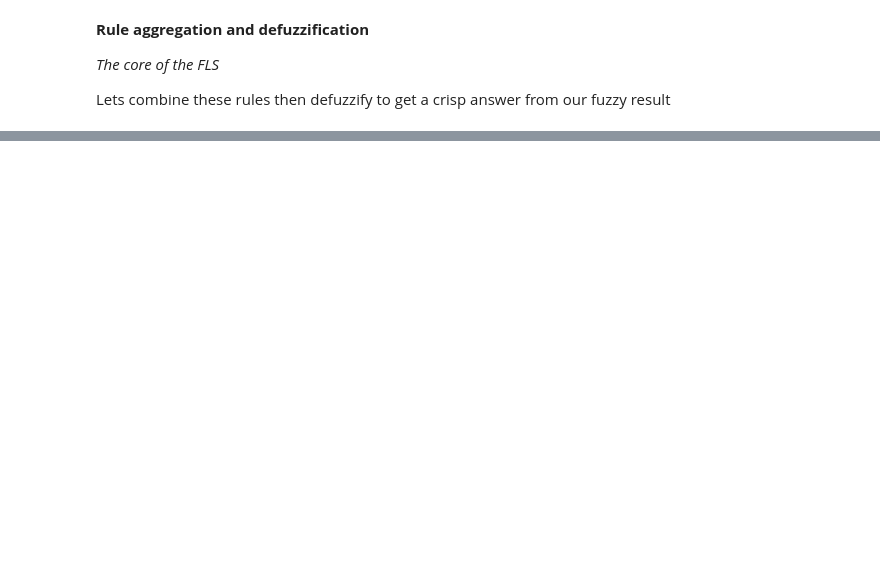
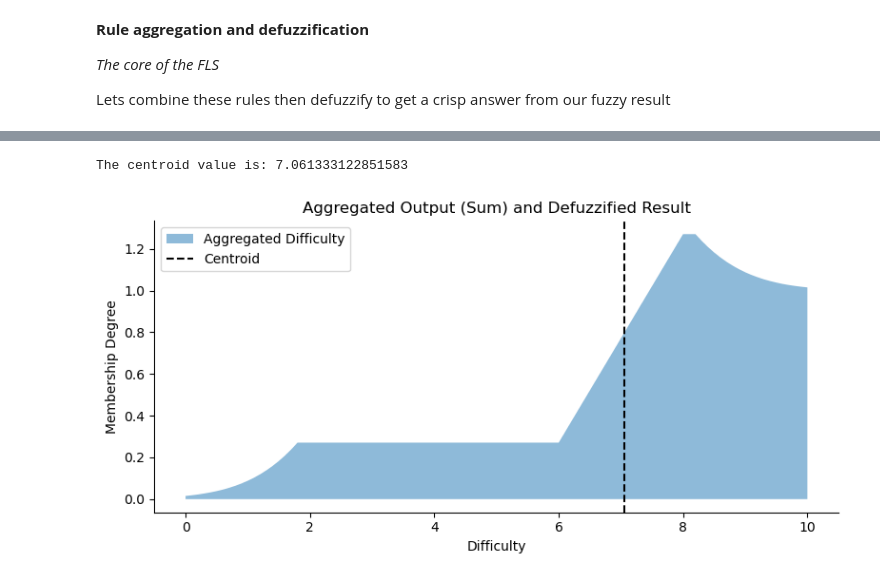
Before and after one commit to RyanWBiao/ComputationalIntelligence2025, a Jupyter notebook: FuzzySets/project2.ipynb, the cells around one changed output, grey strips where cells are left out. Drawn from its saved outputs; the diff is of its cells as text; code cells hidden in the pictures; blank space fills up the shorter version.

```diff
--- a/FuzzySets/project2.ipynb
+++ b/FuzzySets/project2.ipynb
@@ -439,0 +444,53 @@ plt.show()
+# %%
+# Repeat the previous step with the summation aggregation:
+# aggregate all 7 output membership functions together
+# We use the sum aggregation instead of max aggregation
+# At each point, sum the membership values
+
+aggregated_difficulty = np.sum([
+    chop_off1,
+    chop_off2,
+    chop_off3,
+    chop_off4,
+    chop_off5,
+    chop_off6,
+    chop_off7
+], axis=0)  # sum over all rules, along the first axis (domain)
+
+fig, ax = plt.subplots(figsize=(8, 4))
+
+# aggregated fuzzy set (sum aggregation)
+ax.fill_between(
+    domain_difficulty,
+    aggregated_difficulty,
+    alpha=0.5,
+    label='Aggregated Difficulty'
+)
+
+# Defuzzification using centroid
+centroid = centroid_defuzzification(domain_difficulty, aggregated_difficulty)
+print("The centroid value is: {}".format(centroid))
+
+# centroid (crisp output)
+ax.axvline(
+    centroid,
+    color='k',
+    linewidth=1.5,
+    linestyle='--',
+    label='Centroid'
+)
+
+ax.set_title('Aggregated Output (Sum) and Defuzzified Result')
+ax.set_xlabel('Difficulty')
+ax.set_ylabel('Membership Degree')
+ax.legend()
+
+# clean style
+ax.spines['top'].set_visible(False)
+ax.spines['right'].set_visible(False)
+
+plt.tight_layout()
+plt.show()
+# %% [output]
+The centroid value is: 7.061333122851583
+[figure, added]
```
Also changed, not shown: parts of 7 cells of this notebook.
